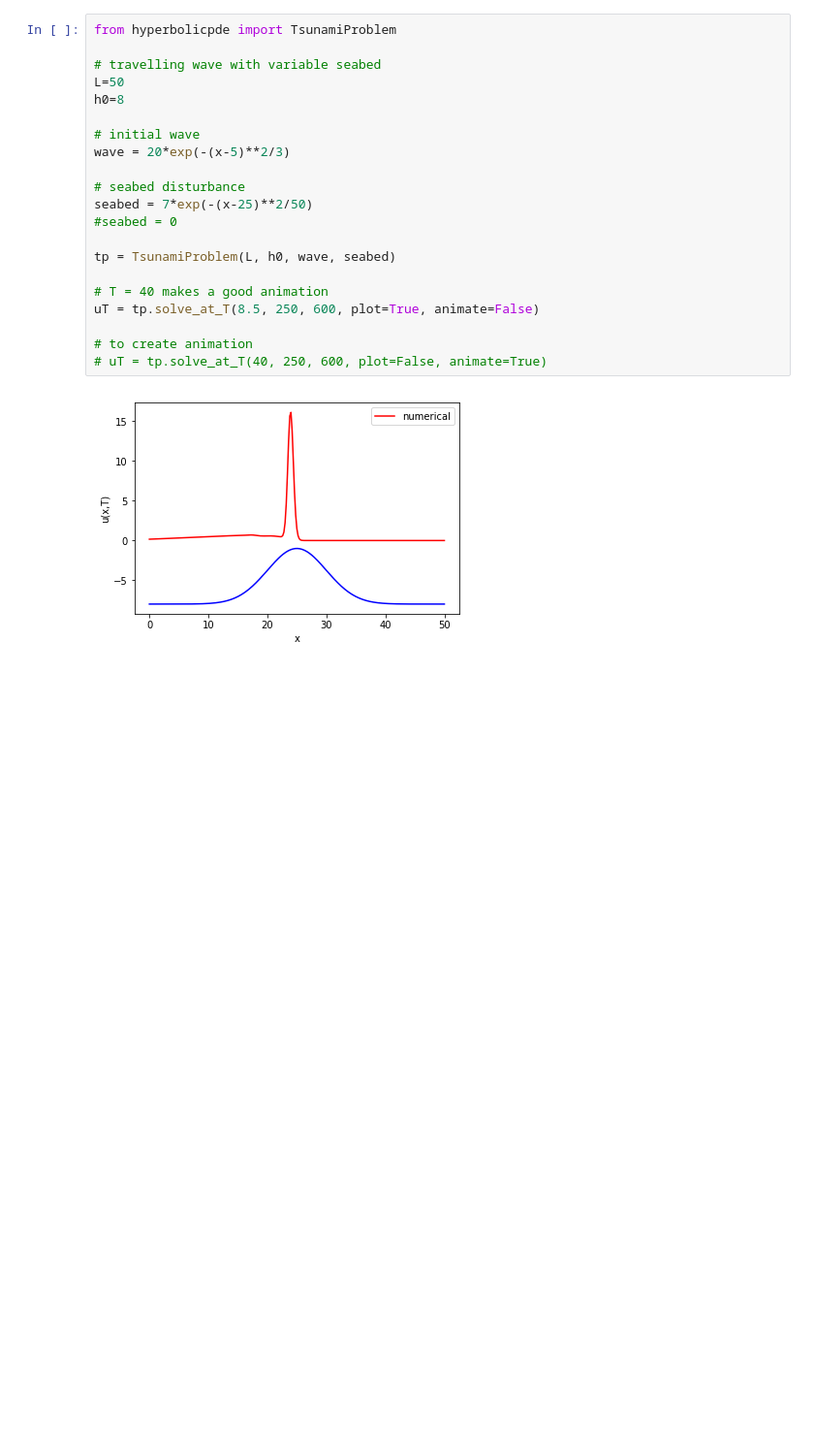
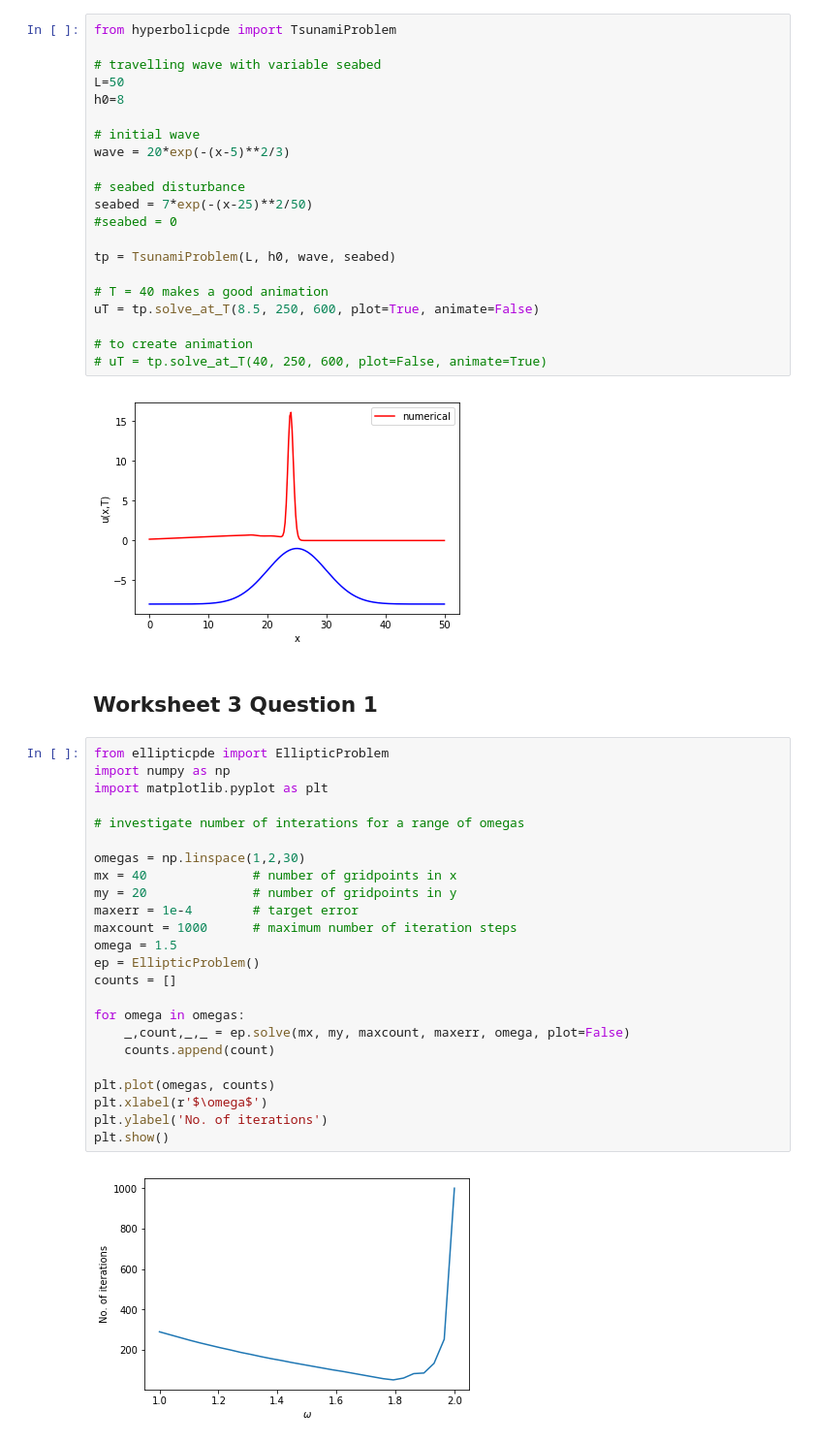
Before and after one commit to jc4196/pdes, a Jupyter notebook: Worksheets.ipynb, the cells around one changed output. Shown at 97% size. Drawn from its saved outputs; the diff is of its cells as text; blank space fills up the shorter version.

Commit message:
Finished worksheet problems in .py file and notebook, minor changes to ellipticpde

```diff
--- a/Worksheets.ipynb
+++ b/Worksheets.ipynb
@@ -233,3 +233,31 @@ uT = tp.solve_at_T(8.5, 250, 600, plot=True, animate=False)
 # uT = tp.solve_at_T(40, 250, 600, plot=False, animate=True)
 # %% [output]
 [figure]
+# %% [markdown]
+## Worksheet 3 Question 1 ##
+# %%
+from ellipticpde import EllipticProblem
+import numpy as np
+import matplotlib.pyplot as plt
+
+# investigate number of interations for a range of omegas
+
+omegas = np.linspace(1,2,30)
+mx = 40              # number of gridpoints in x
+my = 20              # number of gridpoints in y
+maxerr = 1e-4        # target error
+maxcount = 1000      # maximum number of iteration steps
+omega = 1.5
+ep = EllipticProblem()
+counts = []
+
+for omega in omegas:
+    _,count,_,_ = ep.solve(mx, my, maxcount, maxerr, omega, plot=False)
+    counts.append(count)
+
+plt.plot(omegas, counts)
+plt.xlabel(r'$\omega$')
+plt.ylabel('No. of iterations')
+plt.show()
+# %% [output]
+[figure, added]
```
Also changed, not shown: parts of 3 cells of this notebook, 5 other files.
